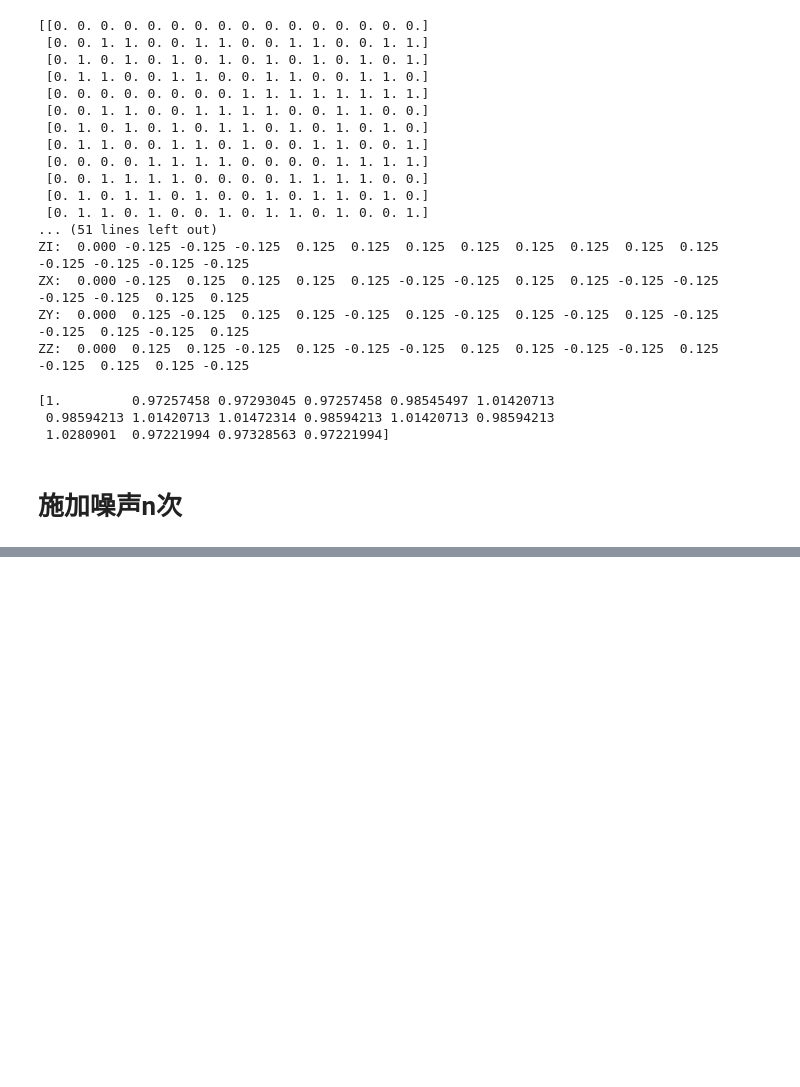
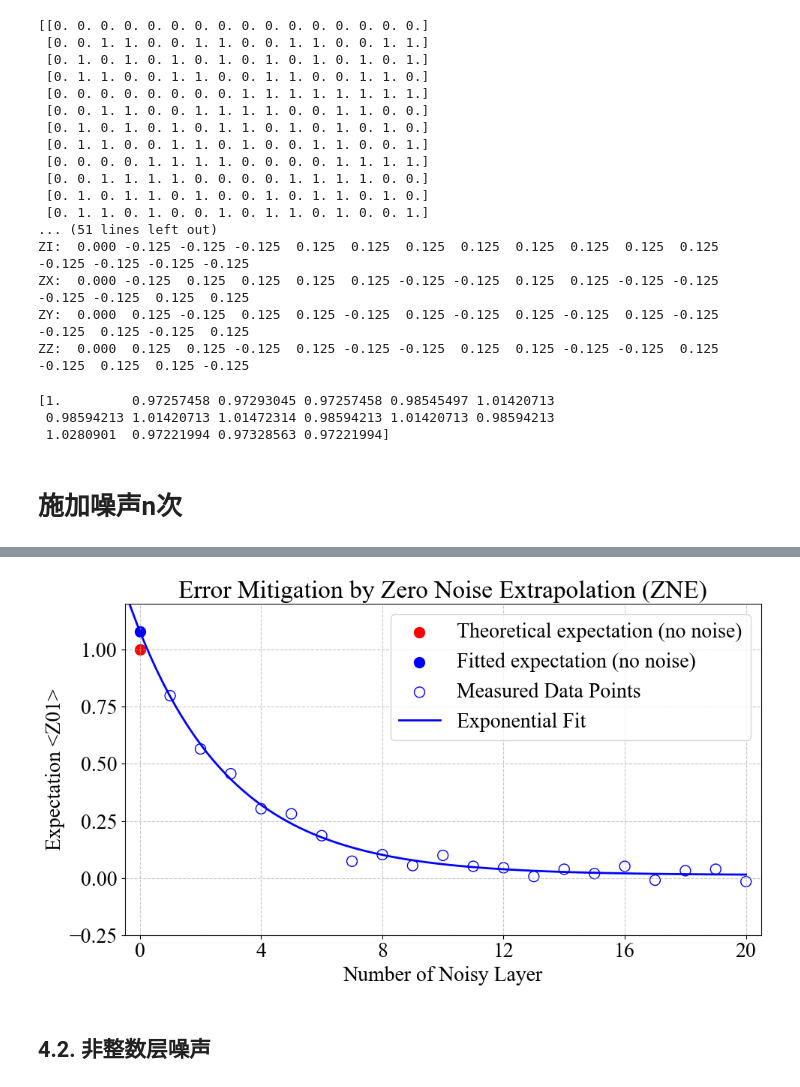
Before and after one commit to YixuanFu06/sparking-quantum-error-mitigation, a Jupyter notebook: question3/noise_learning_cz.ipynb, the cells around one changed output, grey strips where cells are left out. Saved outputs shown, nothing was run; the diff lists cells and outputs as text; code cells hidden in the pictures; blank space fills up the shorter version.

Commit message:
add complete graph

```diff
--- a/question3/noise_learning_cz.ipynb
+++ b/question3/noise_learning_cz.ipynb
@@ -578,4 +581,4 @@ def expectation_n_noisy_channel_cz(observable=[3,3], n_noise=1):
     if n_noise != 0:
         c = noise_sim(c)
     # 计算期望值
-    return c.expectation_ps(**obs_dict)
+    return np.real(c.expectation_ps(**obs_dict))
@@ -582,12 +587,13 @@ def expectation_n_noisy_channel_cz(observable=[3,3], n_noise=1):
 # %%
-simu_num = 500 # 每个n_noise的模拟次数,由于noise的产生是pauli word gate以一定概率在电路中出现，因此需要多次模拟取平均
-expectation_n_noisy_channel_cz_list = []
-n_noise_list = np.arange(1, 3.75, 0.25) # n_noise的范围从1到3.5，步长为0.25(不包括最后一个元素)
-for n_noise in n_noise_list:
+simu_num = 500
+expectation_n_noisy_channel_cz_list_int = []
+n_noise_list_int = np.arange(1, 21, 1)  # 1到20整数步长
+
+for n_noise in n_noise_list_int:
     expectation_avg = 0
     for _ in range(simu_num):
         expectation = expectation_n_noisy_channel_cz(n_noise=n_noise)
         expectation_avg += expectation / simu_num
-    expectation_n_noisy_channel_cz_list.append(expectation_avg)
+    expectation_n_noisy_channel_cz_list_int.append(expectation_avg)
     print(f"n={n_noise}, expectation={expectation_avg}")
 # %% [output]
@@ -642,0 +629,57 @@ plt.show()
+# %%
+import matplotlib.pyplot as plt
+import numpy as np
+from scipy.optimize import curve_fit
+
+# 全局设置字体和字号
+plt.rcParams['font.family'] = 'Times New Roman'  # 设置全局字体
+plt.rcParams['font.size'] = 20                  # 设置全局字号
+plt.rcParams['mathtext.fontset'] = 'stix'       # 数学公式字体（与Times New Roman风格一致）
+
+# 你的数据
+n_noise_list_int = np.arange(1, 21, 1)
+x_values = np.array(n_noise_list_int)
+y_values = np.real(np.array(expectation_n_noisy_channel_cz_list_int))
+
+# 定义指数函数模型
+def exp_func(x, a, b, c):
+    return a * np.exp(b * x) + c
+
+# 拟合
+popt, pcov = curve_fit(exp_func, x_values, y_values, p0=(1, -0.1, 0))
+x_fit = np.linspace(-0.5, max(x_values), 100)
+y_fit = exp_func(x_fit, *popt)
+
+# 创建图表
+plt.figure(figsize=(10, 6))
+
+# 添加标题和标签（字号自动继承全局设置）
+plt.title('Error Mitigation by Zero Noise Extrapolation (ZNE)')
+plt.xlabel('Number of Noisy Layer')
+plt.ylabel('Expectation <Z01>')
+
+# 设置坐标轴范围和刻度
+plt.xlim(-0.5, max(x_values) + 0.5)
+plt.ylim(-0.25, 1.2)
+plt.xticks([0, 4, 8, 12, 16, 20])  # 手动设置x轴刻度
+
+# 添加网格
+plt.grid(True, linestyle='--', alpha=0.7)
+
+# 绘制数据点、拟合曲线和理论值
+theor_exp = np.real(expectation_n_noisy_channel_cz(observable=[3,3], n_noise=0))
+plt.scatter(0, theor_exp, color='red', s=100, label='Theoretical expectation (no noise)')
+plt.scatter(0, exp_func(0, *popt), color='blue', s=100, label='Fitted expectation (no noise)')
+plt.scatter(x_values, y_values, facecolors='none', edgecolors='blue', s=100, label='Measured Data Points')
+plt.plot(x_fit, y_fit, 'b-', label="Exponential Fit", linewidth=2)
+
+# 添加图例（字体自动继承全局设置）
+plt.legend()
+
+# 自动调整布局
+plt.tight_layout()
+plt.show()
+# %% [output]
+[figure, added]
+# %% [markdown]
+## 4.2. 非整数层噪声
```
Also changed, not shown: parts of 8 cells of this notebook, 2 other files.
